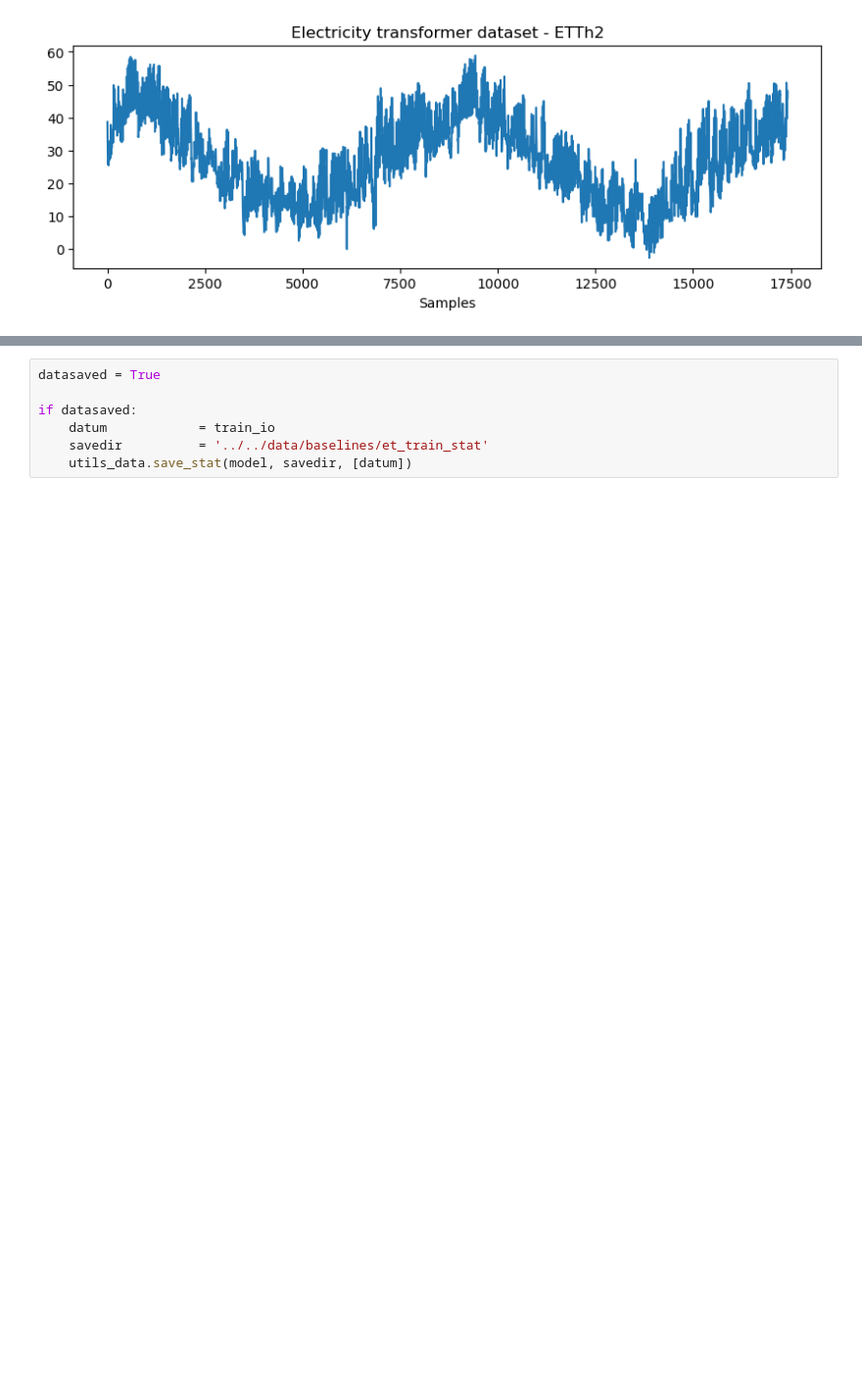
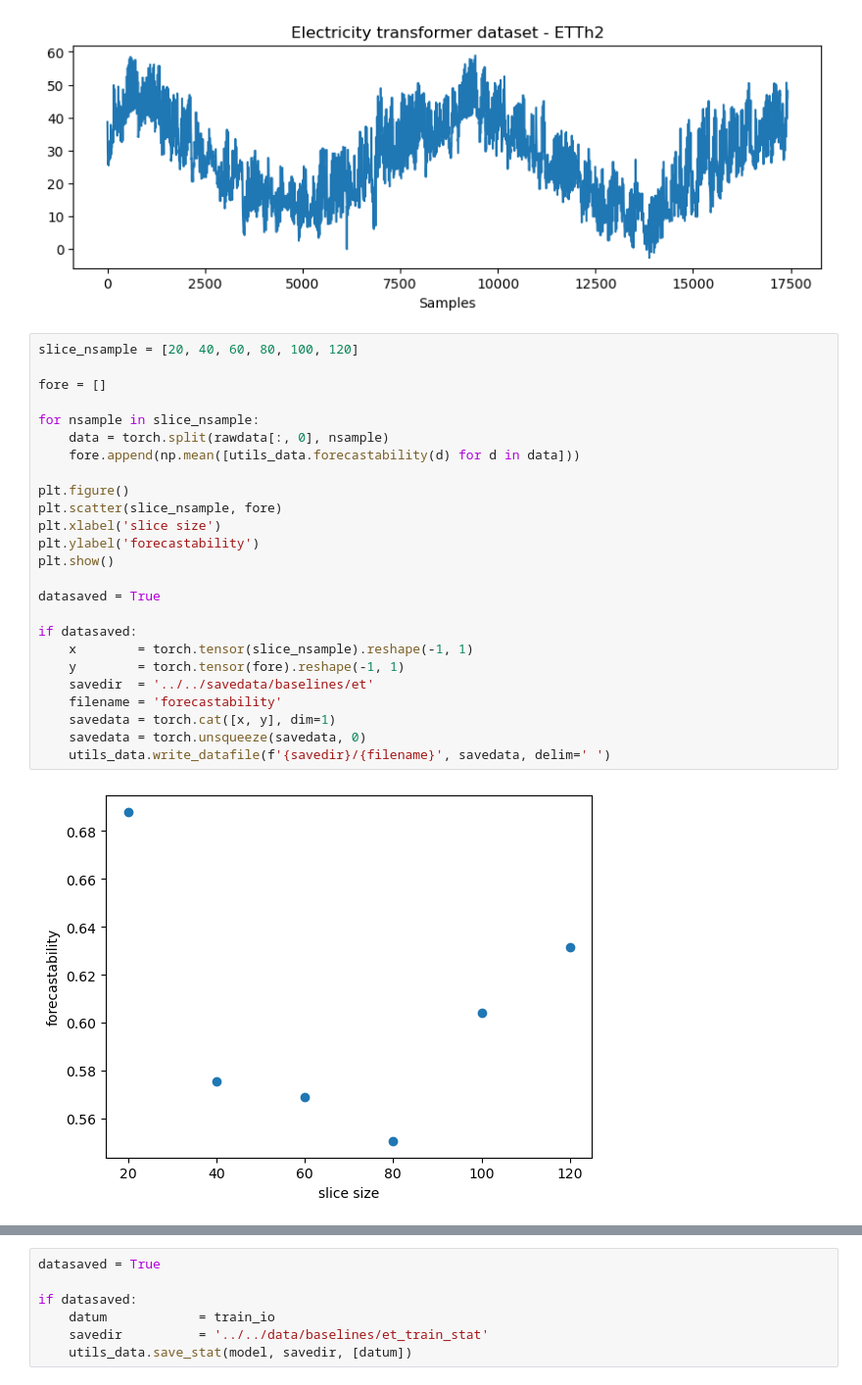
Before and after one commit to maalberg/kind, a Jupyter notebook: notebooks/baselines/15_et_data_filter.ipynb, the cells around one changed output, grey strips where cells are left out. Shown at 98% size. Cells and saved outputs as stored; diff of their text form; blank space fills up the shorter version.

```diff
--- a/notebooks/baselines/15_et_data_filter.ipynb
+++ b/notebooks/baselines/15_et_data_filter.ipynb
@@ -49,6 +49,33 @@ plt.show()
 # %% [output]
 inf >> read data shape is torch.Size([17420, 1])
 [figure]
+# %%
+slice_nsample = [20, 40, 60, 80, 100, 120]
+
+fore = []
+
+for nsample in slice_nsample:
+    data = torch.split(rawdata[:, 0], nsample)
+    fore.append(np.mean([utils_data.forecastability(d) for d in data]))
+
+plt.figure()
+plt.scatter(slice_nsample, fore)
+plt.xlabel('slice size')
+plt.ylabel('forecastability')
+plt.show()
+
+datasaved = True
+
+if datasaved:
+    x        = torch.tensor(slice_nsample).reshape(-1, 1)
+    y        = torch.tensor(fore).reshape(-1, 1)
+    savedir  = '../../savedata/baselines/et'
+    filename = 'forecastability'
+    savedata = torch.cat([x, y], dim=1)
+    savedata = torch.unsqueeze(savedata, 0)
+    utils_data.write_datafile(f'{savedir}/{filename}', savedata, delim=' ')
+# %% [output]
+[figure, added]
 # %%
 train_io, test_io = train_test_split(rawdata, shuffle=False)
 
```
Also changed, not shown: parts of 2 cells of this notebook, 2 other files.
